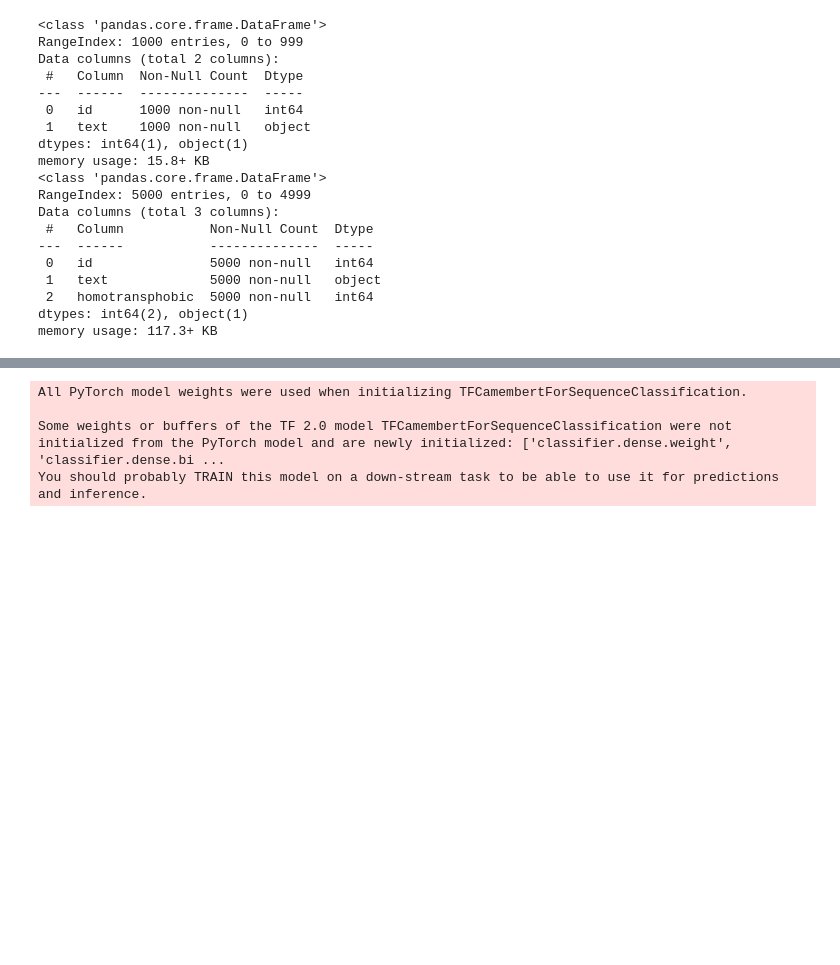
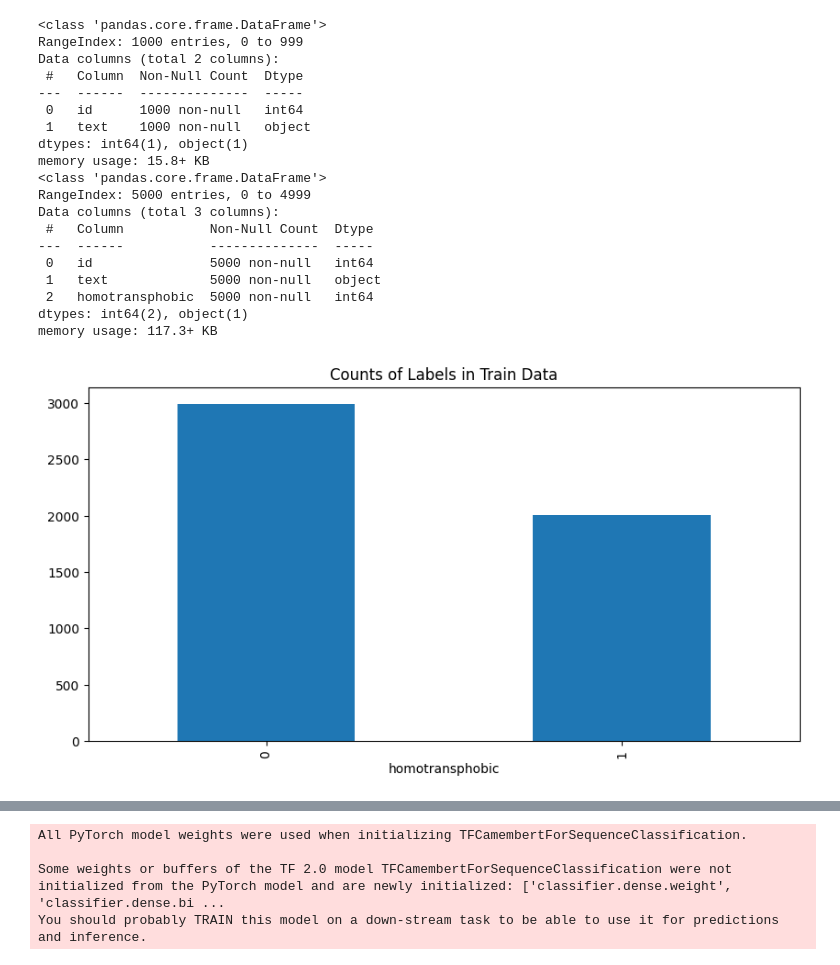
Before and after one commit to mattguida/masters-thesis, a Jupyter notebook: bert-mt-umberto-first.ipynb, the cells around one changed output, grey strips where cells are left out. Drawn from its saved outputs; the diff is of its cells as text; code cells hidden in the pictures; blank space fills up the shorter version.

```diff
--- a/bert-mt-umberto-first.ipynb
+++ b/bert-mt-umberto-first.ipynb
@@ -72,6 +88,15 @@ Data columns (total 3 columns):
  2   homotransphobic  5000 non-null   int64
 dtypes: int64(2), object(1)
 memory usage: 117.3+ KB
+# %%
+labels_train = df_train["homotransphobic"].value_counts().sort_index().plot(
+ kind='bar',
+ title='Counts of Labels in Train Data',
+ figsize=(10, 5))
+
+plt.show()
+# %% [output]
+[figure, added]
 # %%
 # df_train = df_train[["text", "homotransphobic"]]
 # %%
```
Also changed, not shown: parts of 22 cells of this notebook.
